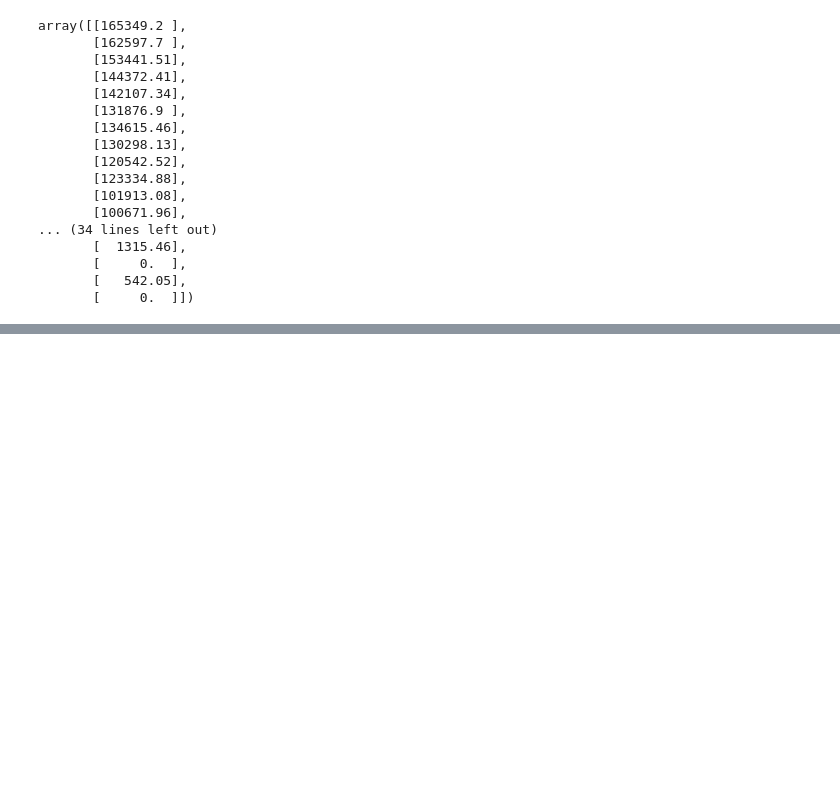
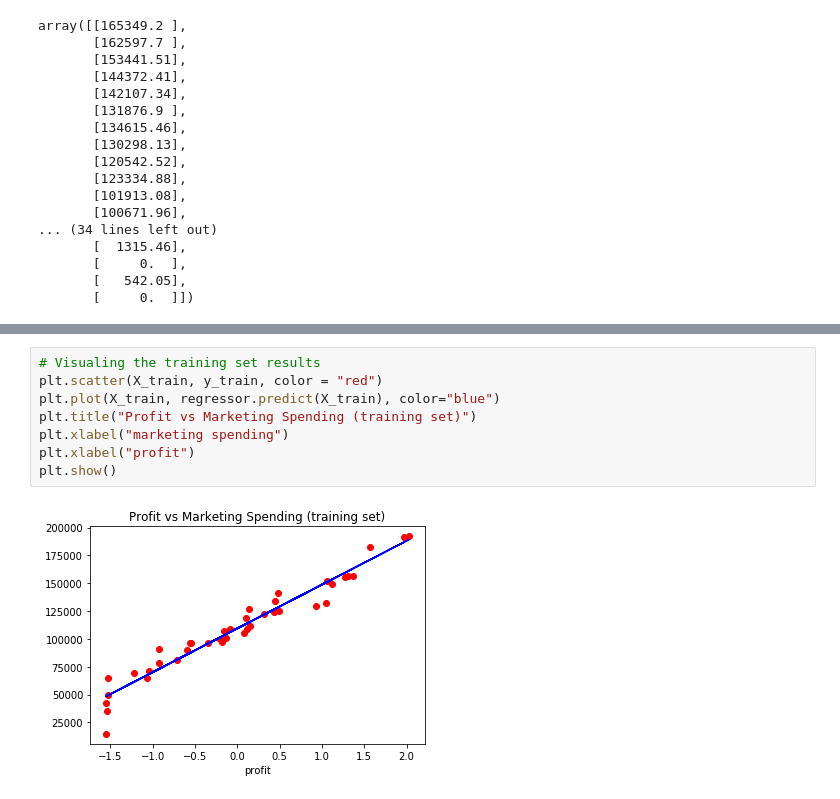
Before and after one commit to lucamerzi/py, a Jupyter notebook: Jedha/6B/simple_linear_regression_my_notes.ipynb, the cells around one changed output, grey strips where cells are left out. Drawn from its saved outputs; the diff is of its cells as text; blank space fills up the shorter version.

```diff
--- a/Jedha/6B/simple_linear_regression_my_notes.ipynb
+++ b/Jedha/6B/simple_linear_regression_my_notes.ipynb
@@ -109,0 +119,10 @@ Root Mean Squared Error: 18676.832881342983
+# %%
+# Visualing the training set results
+plt.scatter(X_train, y_train, color = "red")
+plt.plot(X_train, regressor.predict(X_train), color="blue")
+plt.title("Profit vs Marketing Spending (training set)")
+plt.xlabel("marketing spending")
+plt.xlabel("profit")
+plt.show()
+# %% [output]
+[figure, added]
```
Also changed, not shown: parts of 15 cells of this notebook.
